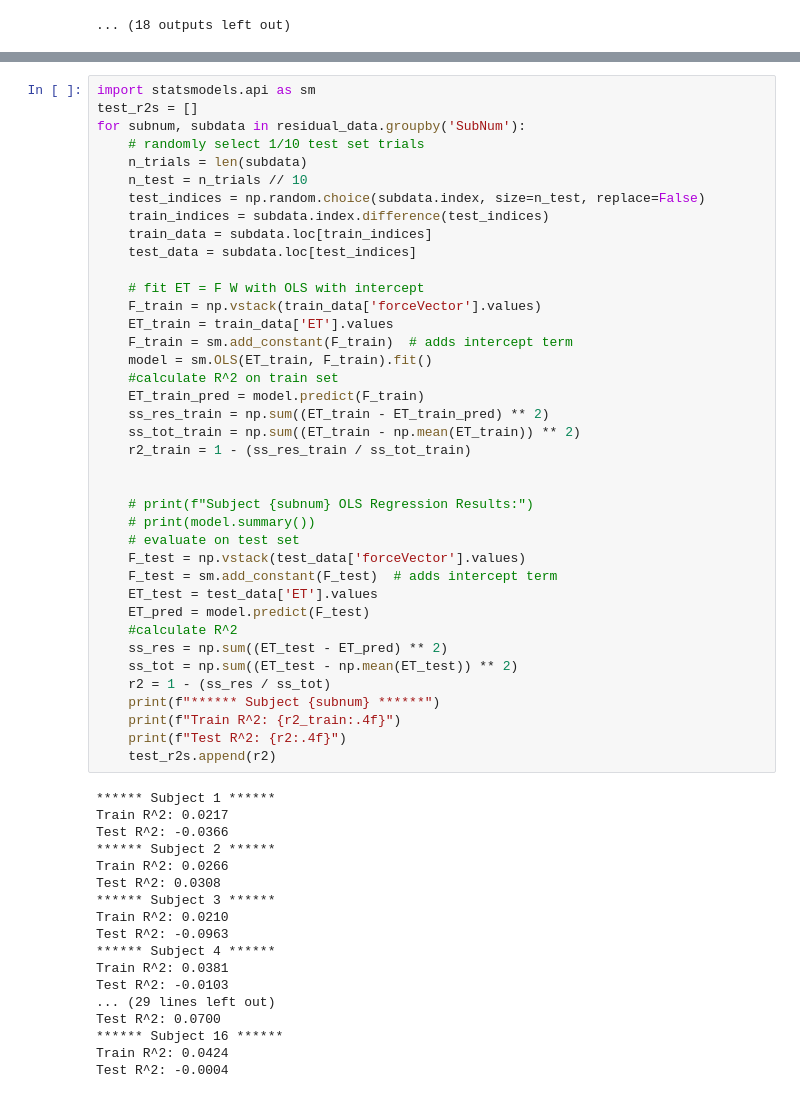
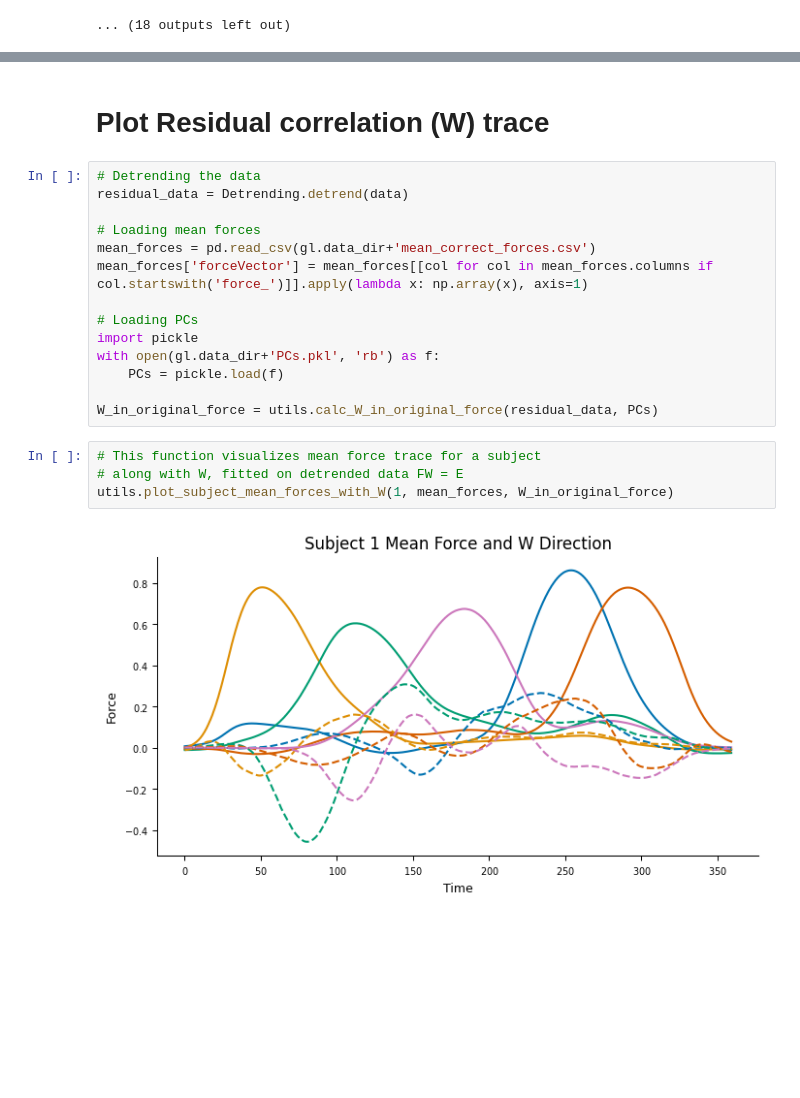
Before and after one commit to manazerzadeh/SequenceLearningDynamics, a Jupyter notebook: LearningDynamicsModel.ipynb, the cells around one changed output, grey strips where cells are left out. Cells and saved outputs as stored; diff of their text form; blank space fills up the shorter version.

```diff
--- a/LearningDynamicsModel.ipynb
+++ b/LearningDynamicsModel.ipynb
@@ -330,57 +162,22 @@ residual_data['forceVector'] = residual_data[[col for col in residual_data.colum
-# %%
-import statsmodels.api as sm
-test_r2s = []
-for subnum, subdata in residual_data.groupby('SubNum'):
-    # randomly select 1/10 test set trials
-    n_trials = len(subdata)
-    n_test = n_trials // 10
-    test_indices = np.random.choice(subdata.index, size=n_test, replace=False)
-    train_indices = subdata.index.difference(test_indices)
-    train_data = subdata.loc[train_indices]
-    test_data = subdata.loc[test_indices]
-
-    # fit ET = F W with OLS with intercept
-    F_train = np.vstack(train_data['forceVector'].values)
-    ET_train = train_data['ET'].values
-    F_train = sm.add_constant(F_train)  # adds intercept term
-    model = sm.OLS(ET_train, F_train).fit()
-    #calculate R^2 on train set
-    ET_train_pred = model.predict(F_train)
-    ss_res_train = np.sum((ET_train - ET_train_pred) ** 2)
-    ss_tot_train = np.sum((ET_train - np.mean(ET_train)) ** 2)
-    r2_train = 1 - (ss_res_train / ss_tot_train)
-
-
-    # print(f"Subject {subnum} OLS Regression Results:")
-    # print(model.summary())
-    # evaluate on test set
-    F_test = np.vstack(test_data['forceVector'].values)
-    F_test = sm.add_constant(F_test)  # adds intercept term
-    ET_test = test_data['ET'].values
-    ET_pred = model.predict(F_test)
-    #calculate R^2
-    ss_res = np.sum((ET_test - ET_pred) ** 2)
-    ss_tot = np.sum((ET_test - np.mean(ET_test)) ** 2)
-    r2 = 1 - (ss_res / ss_tot)
-    print(f"****** Subject {subnum} ******")
-    print(f"Train R^2: {r2_train:.4f}")
-    print(f"Test R^2: {r2:.4f}")
-    test_r2s.append(r2)
-# %% [output]
-****** Subject 1 ******
-Train R^2: 0.0217
-Test R^2: -0.0366
-****** Subject 2 ******
-Train R^2: 0.0266
-Test R^2: 0.0308
-****** Subject 3 ******
-Train R^2: 0.0210
-Test R^2: -0.0963
-****** Subject 4 ******
-Train R^2: 0.0381
-Test R^2: -0.0103
-... (29 lines left out)
-Test R^2: 0.0700
-****** Subject 16 ******
-Train R^2: 0.0424
-Test R^2: -0.0004
+# %% [markdown]
+# Plot Residual correlation (W) trace
+# %%
+# Detrending the data
+residual_data = Detrending.detrend(data)
+
+# Loading mean forces
+mean_forces = pd.read_csv(gl.data_dir+'mean_correct_forces.csv')
+mean_forces['forceVector'] = mean_forces[[col for col in mean_forces.columns if col.startswith('force_')]].apply(lambda x: np.array(x), axis=1)
+
+# Loading PCs
+import pickle
+with open(gl.data_dir+'PCs.pkl', 'rb') as f:
+    PCs = pickle.load(f)
+
+W_in_original_force = utils.calc_W_in_original_force(residual_data, PCs)
+# %%
+# This function visualizes mean force trace for a subject
+# along with W, fitted on detrended data FW = E
+utils.plot_subject_mean_forces_with_W(1, mean_forces, W_in_original_force)
+# %% [output]
+[figure, added]
```
Also changed, not shown: parts of 15 cells of this notebook, 4 other files.
